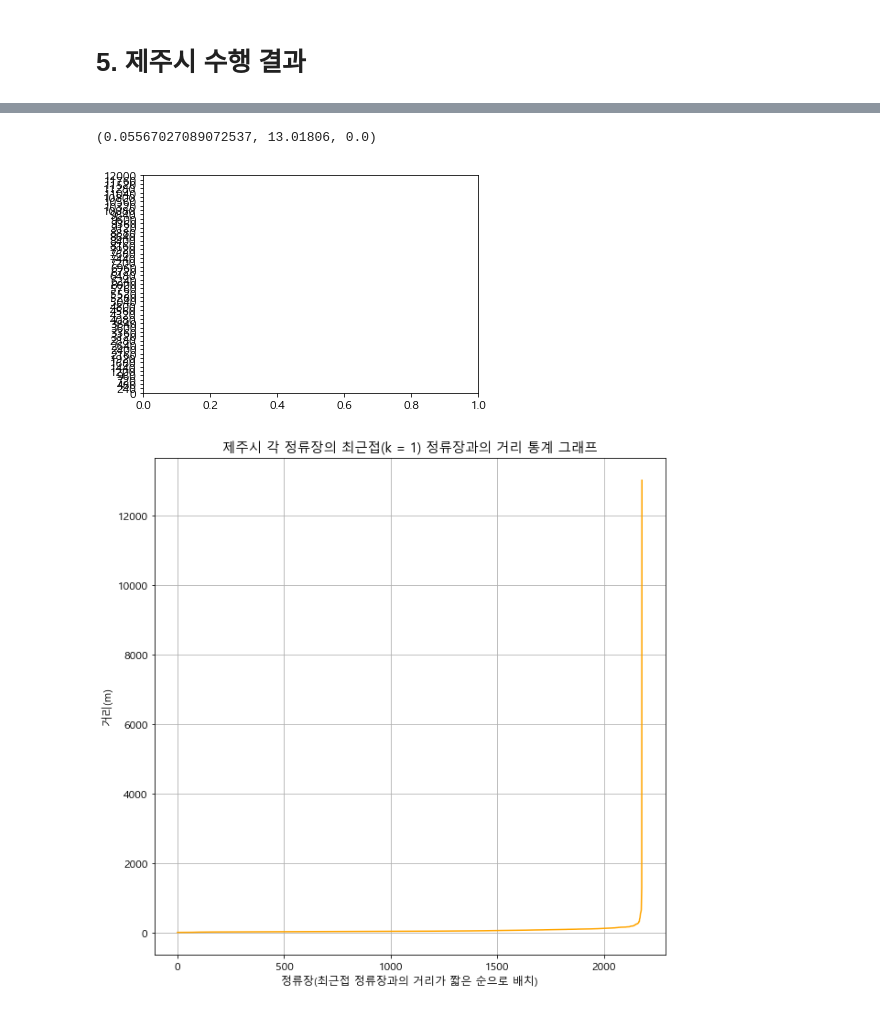
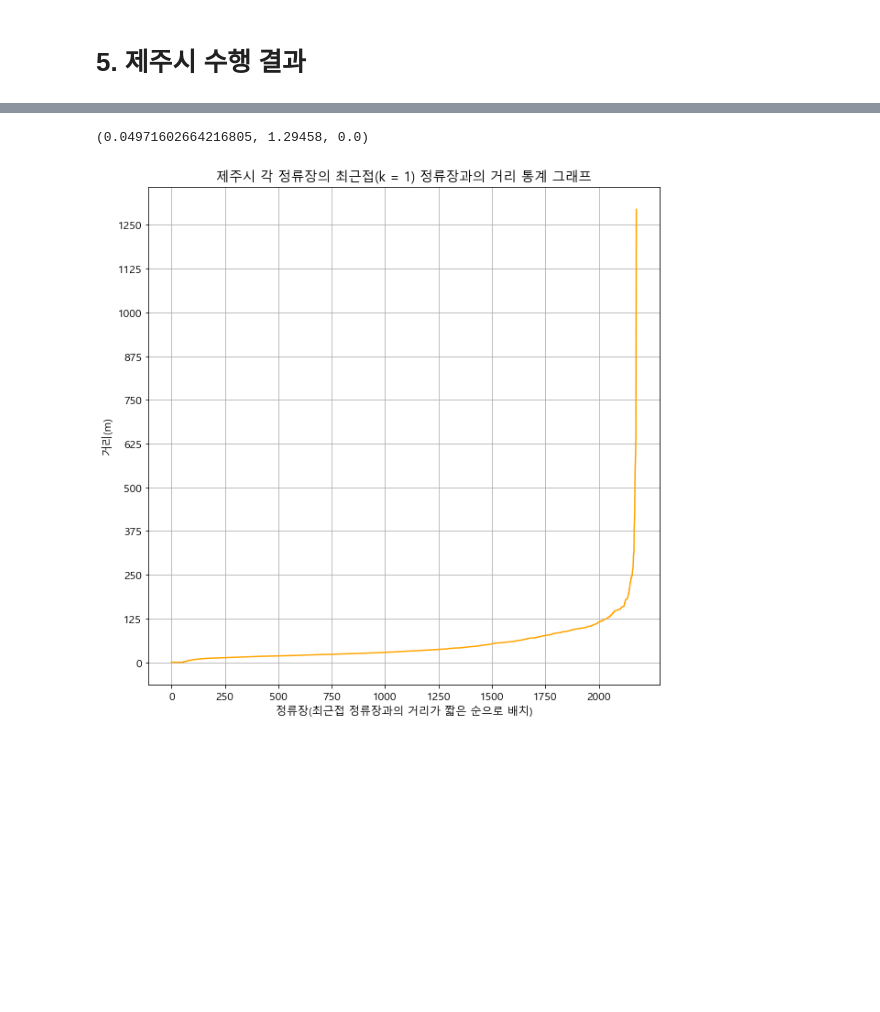
Before and after one commit to i-am-chan/project_jeju_bus, a Jupyter notebook: 정류장_군집화_3_시별_각_정류장별_최근접_정류장과의_거리_통계기반_DBSCAN_EPS_MAXEPS_도출.ipynb, the cells around one changed output, grey strips where cells are left out. Saved outputs shown, nothing was run; the diff lists cells and outputs as text; code cells hidden in the pictures; blank space fills up the shorter version.

```diff
--- a/정류장_군집화_3_시별_각_정류장별_최근접_정류장과의_거리_통계기반_DBSCAN_EPS_MAXEPS_도출.ipynb
+++ b/정류장_군집화_3_시별_각_정류장별_최근접_정류장과의_거리_통계기반_DBSCAN_EPS_MAXEPS_도출.ipynb
@@ -220,13 +228,17 @@ plt.show()
 # %%
 jeju_city_station_df = df.query('city == "제주시"')
 min_dist_list = get_dist_from_most_adjacent_station_per_each_station(jeju_city_station_df)
-jejusi = pd.Series(min_dist_list)
+jejusi = min_dist_list[:-1] # 마지막 데이터가 지나치게 이상해서 임의로 미포함시킴...
 
 fig_title = '제주시 각 정류장의 최근접(k = 1) 정류장과의 거리 통계 그래프'
 
 plt.rcParams['font.size'] = 12
 plt.rcParams['font.family'] = 'Malgun Gothic'
+
 plt.figure(figsize=(10, 6.6))
+plt.yticks(np.linspace(0, 2.5, 11))
+plt.xticks(np.linspace(0, 2000, 9))
+
 # 6:4 = 10: 6.6 ... plt.rcParams['figure.figsize']
 plt.grid()
 plt.rc('font', family='Malgun Gothic')
@@ -241,26 +253,27 @@ plt.show()
 # %%
-min_dist_list.mean(), min_dist_list.max(), min_dist_list.min() # 단위: km
+jejusi.mean(), jejusi.max(), jejusi.min() # 단위: km
 # %% [output]
-(0.05567027089072537, 13.01806, 0.0)
+(0.04971602664216805, 1.29458, 0.0)
 # %%
 fig_title = '제주시 각 정류장의 최근접(k = 1) 정류장과의 거리 통계 그래프'
 
 jejusi = jejusi * 1000
 
 plt.rcParams['font.size'] = 12
 plt.rcParams['font.family'] = 'Malgun Gothic'
 
 plt.figure(figsize=(10, 10))
+plt.yticks(np.linspace(0, 2500, 21))
+plt.xticks(np.linspace(0, 2000, 9))
 
 # 6:4 = 10: 6.6 ... plt.rcParams['figure.figsize']
 plt.grid()
 plt.rc('font', family='Malgun Gothic')
 plt.title(fig_title)
 plt.xlabel('정류장(최근접 정류장과의 거리가 짧은 순으로 배치)')
 plt.ylabel('거리(m)')
 plt.plot(jejusi, color = 'orange')
 plt.gcf().savefig(result_path + '/' + 'm단위 ' + fig_title)
 plt.show()
 # %% [output]
-[figure, old version]
+[figure, new version]
-[figure, removed]
```
Also changed, not shown: parts of 6 cells of this notebook.
